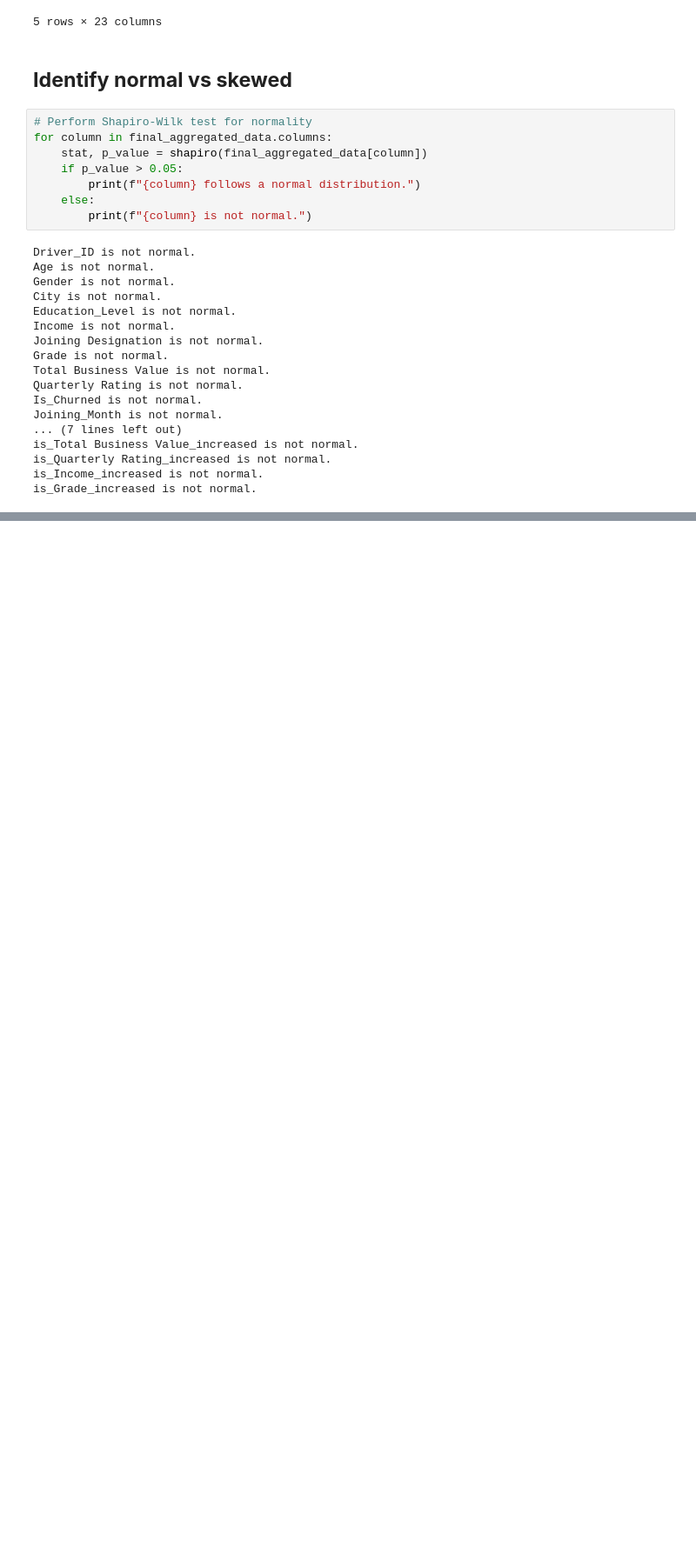
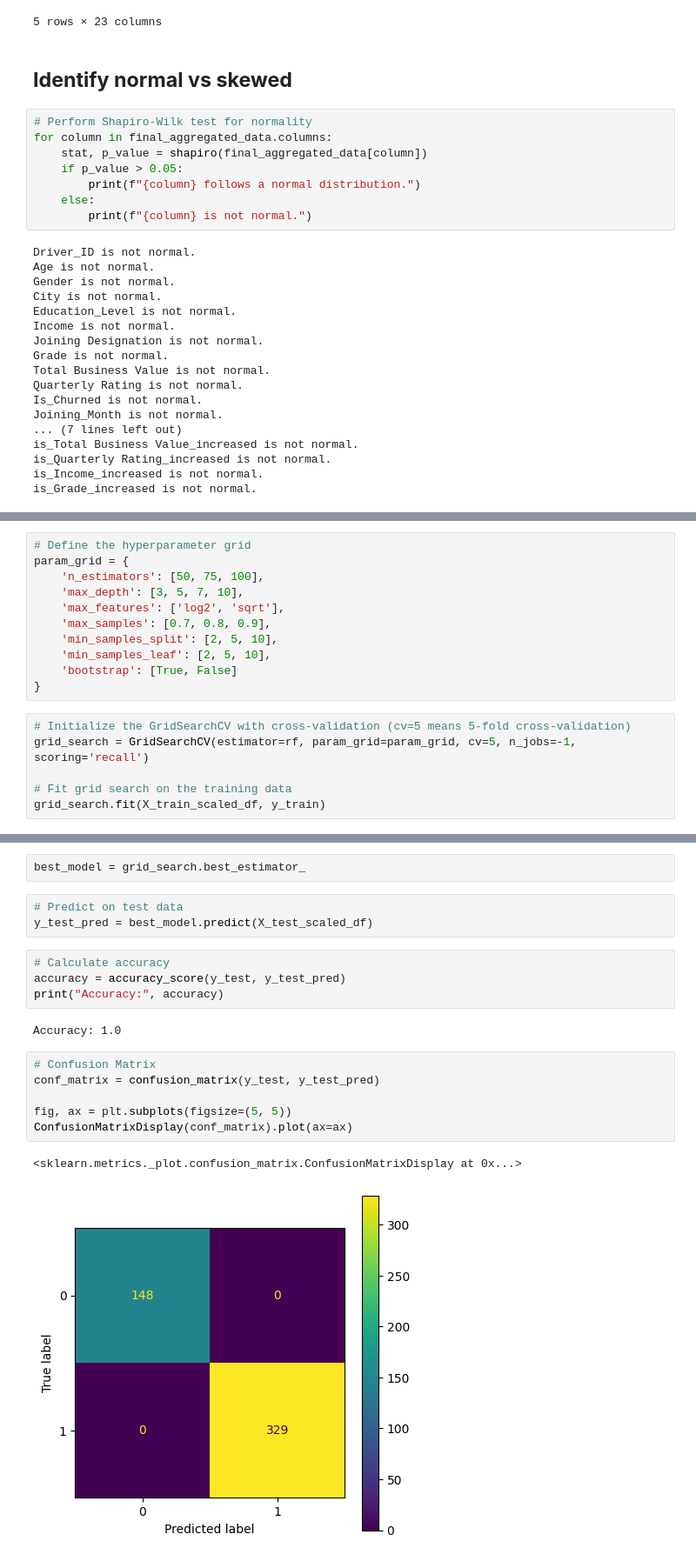
Before and after one commit to piyush1856/Business-Case-OLA-Ensemble-Learning, a Jupyter notebook: Business_Case_OLA_Ensemble_Learning.ipynb, the cells around one changed output, grey strips where cells are left out. Shown at 87% size. Drawn from its saved outputs; the diff is of its cells as text; blank space fills up the shorter version.

```diff
--- a/Business_Case_OLA_Ensemble_Learning.ipynb
+++ b/Business_Case_OLA_Ensemble_Learning.ipynb
@@ -1127,0 +1217,17 @@ is_Grade_increased is not normal.
+# %%
+# Define the hyperparameter grid
+param_grid = {
+    'n_estimators': [50, 75, 100],
+    'max_depth': [3, 5, 7, 10],
+    'max_features': ['log2', 'sqrt'],
+    'max_samples': [0.7, 0.8, 0.9],
+    'min_samples_split': [2, 5, 10],
+    'min_samples_leaf': [2, 5, 10],
+    'bootstrap': [True, False]
+}
+# %%
+# Initialize the GridSearchCV with cross-validation (cv=5 means 5-fold cross-validation)
+grid_search = GridSearchCV(estimator=rf, param_grid=param_grid, cv=5, n_jobs=-1, scoring='recall')
+
+# Fit grid search on the training data
+grid_search.fit(X_train_scaled_df, y_train)
@@ -1127,0 +1239,20 @@ is_Grade_increased is not normal.
+# %%
+best_model = grid_search.best_estimator_
+# %%
+# Predict on test data
+y_test_pred = best_model.predict(X_test_scaled_df)
+# %%
+# Calculate accuracy
+accuracy = accuracy_score(y_test, y_test_pred)
+print("Accuracy:", accuracy)
+# %% [output]
+Accuracy: 1.0
+# %%
+# Confusion Matrix
+conf_matrix = confusion_matrix(y_test, y_test_pred)
+
+fig, ax = plt.subplots(figsize=(5, 5))
+ConfusionMatrixDisplay(conf_matrix).plot(ax=ax)
+# %% [output]
+<sklearn.metrics._plot.confusion_matrix.ConfusionMatrixDisplay at 0x...>
+[figure, added]
```
Also changed, not shown: parts of 19 cells of this notebook.
